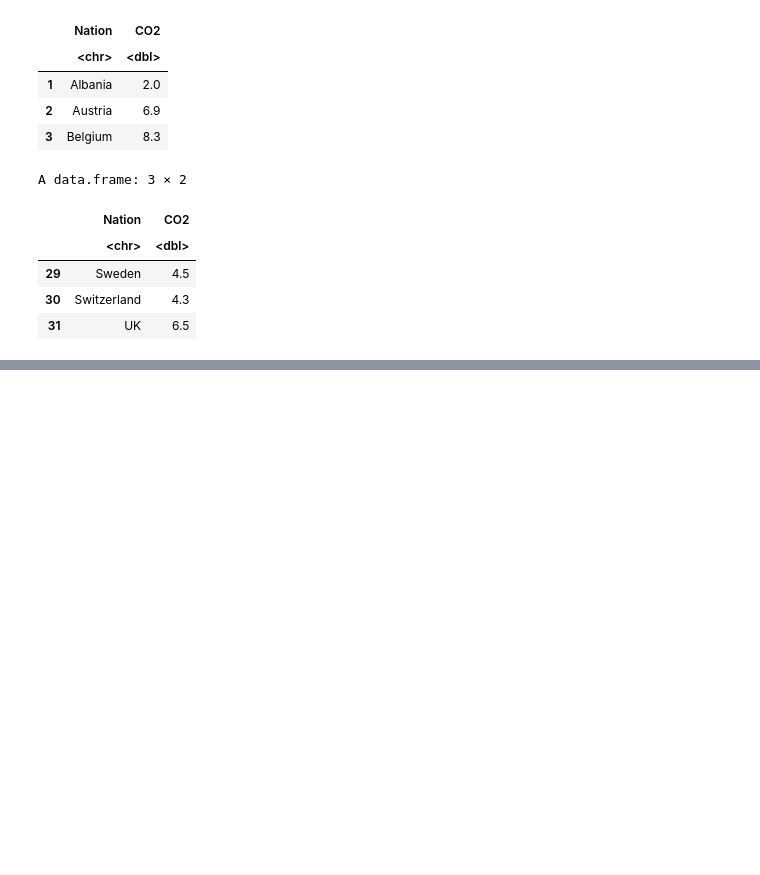
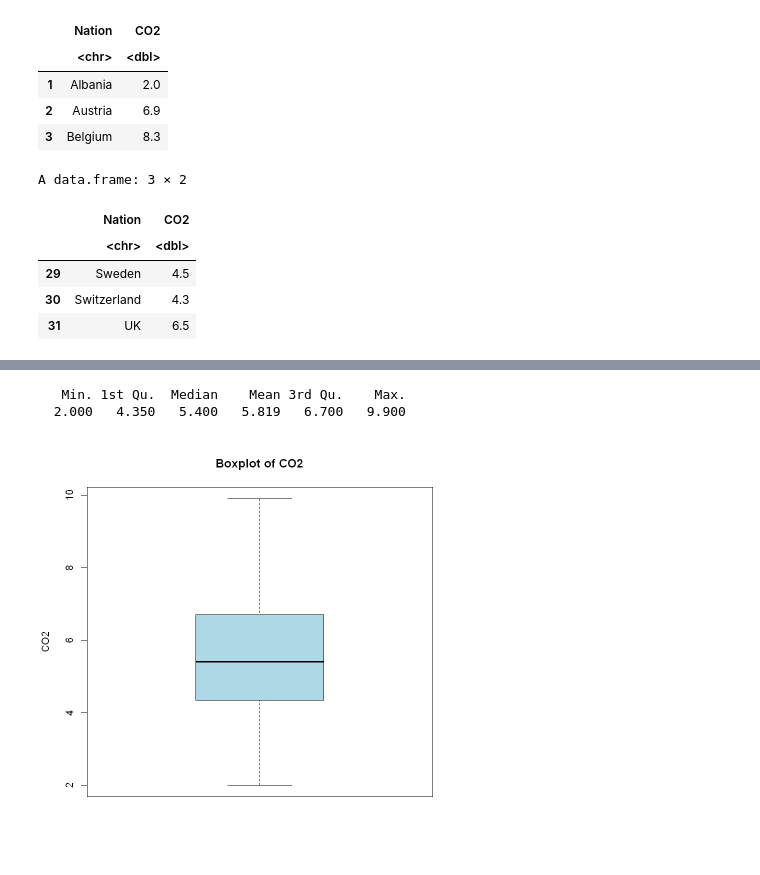
Before and after one commit to valentinagrea2001-sketch/Learning_statistical_programming_in_R, a Jupyter notebook: Lez 1.ipynb, the cells around one changed output, grey strips where cells are left out. Cells and saved outputs as stored; diff of their text form; code cells hidden in the pictures; blank space fills up the shorter version.

```diff
--- a/Lez 1.ipynb
+++ b/Lez 1.ipynb
@@ -93,0 +168,14 @@ Mode_compute(carbon$CO2)  #find the mode value of the CO2 variable, e.g. the mos
+# %%
+#SUMMARY STATISTICS
+#i.e. mean and mean, lowe and upper quartiles, min and max values
+
+summary(carbon$CO2)
+# %% [output]
+   Min. 1st Qu.  Median    Mean 3rd Qu.    Max.
+  2.000   4.350   5.400   5.819   6.700   9.900
+# %%
+#BOX-PLOT
+
+boxplot(carbon$CO2, main="Boxplot of CO2", ylab="CO2", col="lightblue", border="black")
+# %% [output]
+[figure, added]
```
Also changed, not shown: parts of 7 cells of this notebook, 2 other files.
